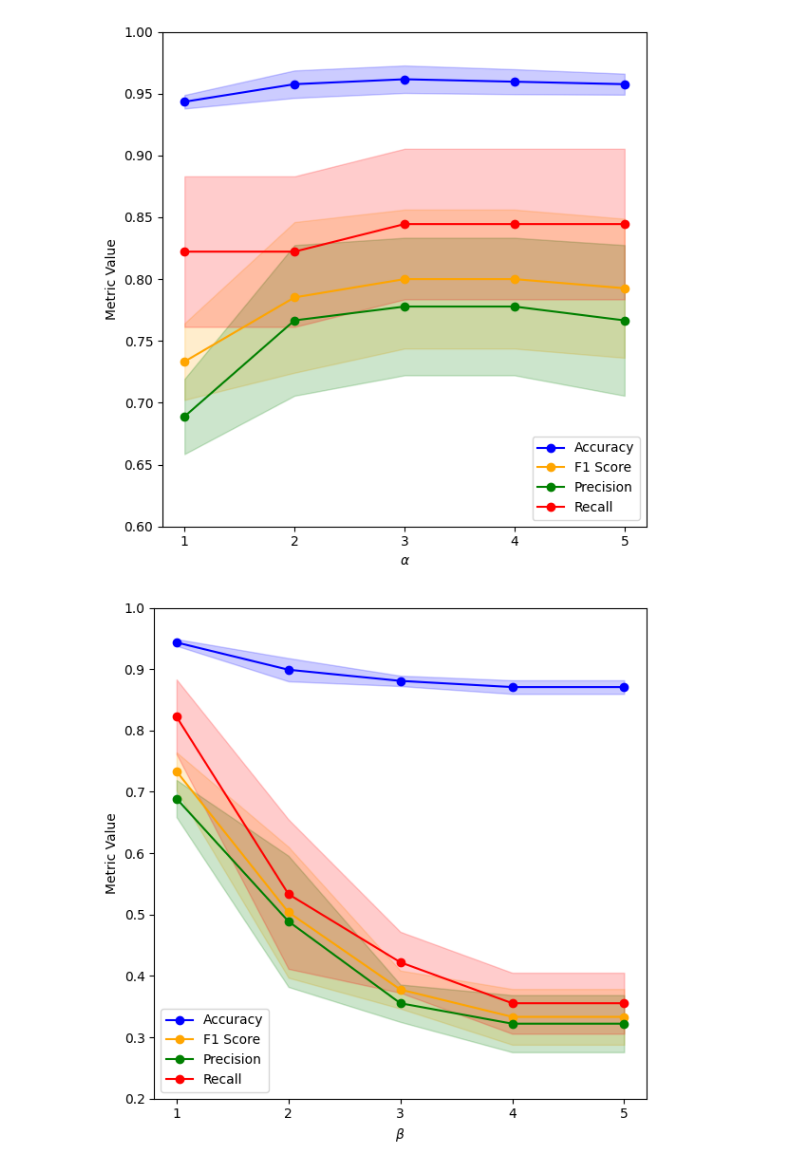
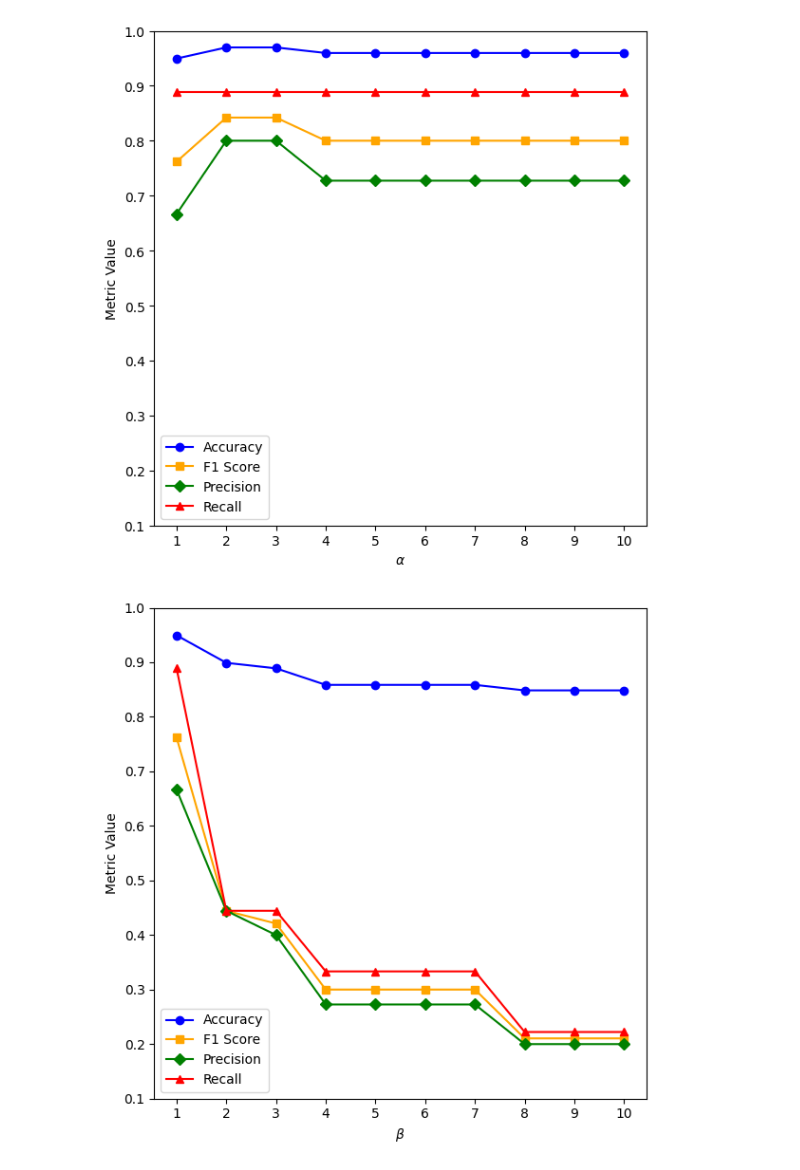
Before and after one commit to tpnam0901/DRAD, a Jupyter notebook: DRAD/plot.ipynb, the cells around one changed output. Drawn from its saved outputs; the diff is of its cells as text; code cells hidden in the pictures.

Commit message:
feat: add plot, eval notebooks

```diff
--- a/DRAD/plot.ipynb
+++ b/DRAD/plot.ipynb
@@ -90,7 +90,7 @@ for i, group in enumerate(data_groups):
     ax.scatter(x_jitter, normal_vals, color='gray', alpha=0.4, s=40, label='Normal Battery' if i==0 else "")
 
     # Plot Abnormal Point
-    ax.scatter([pos], [abnormal_val if i==0 else abnormal_val], color='red',
+    ax.scatter([pos], [abnormal_val if i==0 else abnormal_val], color='red', marker='*',
                s=40, edgecolors='black', zorder=5, label='Abnormal Battery' if i==0 else "")
 
 # Final Formatting
@@ -147,7 +147,7 @@ for i, group in enumerate(data_groups):
     ax.scatter(x_jitter, normal_vals, color='gray', alpha=0.4, s=40, label='Normal Battery' if i==0 else "")
 
     # Plot Abnormal Point
-    ax.scatter([pos], [abnormal_val if i==0 else abnormal_val], color='red',
+    ax.scatter([pos], [abnormal_val if i==0 else abnormal_val], color='red', marker='*',
                s=40, edgecolors='black', zorder=5, label='Abnormal Battery' if i==0 else "")
 
 # Final Formatting
@@ -205,7 +205,7 @@ for i, group in enumerate(data_groups):
         y_min_up = min(group_upper_vals) - padding
         y_max_up = max(group_upper_vals) + padding
         ax.fill_between([x_min, x_max], y_min_up, y_max_up,
-                        color='red', alpha=0.15, edgecolor='red',
+                        color='red', alpha=0.15, edgecolor='red', hatch='///',
                         linewidth=1, label='High Error Zone' if i==0 else "")
 
         # 5. ADD THE SPLIT LINE (Centered in the gap)
@@ -227,7 +227,7 @@ for i, group in enumerate(data_groups):
                zorder=10, label = "Normal Battery")
 
     # Abnormal point
-    ax.scatter([pos], [abnormal_val], color='red', s=50, edgecolors='black',
+    ax.scatter([pos], [abnormal_val], color='red', s=50, edgecolors='black', marker='*',
                zorder=11, label='Abnormal Battery' if i==0 else "")
 
 # Formatting
@@ -249,8 +248,0 @@ plt.show()
-# %%
-with open("data3.txt", "r") as f:
-    data = f.readlines()
-with open("data4.txt", "w") as f:
-    for line in data:
-        tokens = line.split()
-        line = ",".join(tokens)
-        f.write(line + "\n")
@@ -359,63 +250,55 @@ df
 import pandas as pd
 import matplotlib.pyplot as plt
 
-# Load the data
-df = pd.read_csv("data4.txt")
-
-# Separate mean and std rows
-mean_df = df.iloc[::2].reset_index(drop=True)
-std_df = df.iloc[1::2].reset_index(drop=True)
-
 # Define metrics
-metrics = ['acc', 'f1', 'pre', 'rec']
+metrics = ['Accuracy', 'F1', 'Precision', 'Recall']
 labels = ['Accuracy', 'F1 Score', 'Precision', 'Recall']
 colors = ['blue', 'orange', 'green', 'red']
+markers = ['o', 's', 'D', '^']
 
 # --- Alpha = 1 fixed ---
-alpha1_mean = mean_df[mean_df['alphaVSbeta'].str.startswith('1vs')]
-alpha1_std = std_df[std_df['alphaVSbeta'].str.startswith('1vs')]
-x_alpha = [int(s.split('vs')[1]) for s in alpha1_mean['alphaVSbeta']]  # beta values
-
+df = pd.read_csv("alpha_1.csv")
+x_alpha = df["Beta"]  # beta values
+line_acc = df["Accuracy"]
+line_f1 = df["F1"]
+line_pre = df["Precision"]
+line_rec = df["Recall"]
 plt.figure(figsize=(6,6))
-for metric, label, color in zip(metrics, labels, colors):
-    plt.plot(x_alpha, alpha1_mean[metric], marker='o', color=color, label=label)
-    plt.fill_between(x_alpha,
-                     alpha1_mean[metric] - alpha1_std[metric],
-                     alpha1_mean[metric] + alpha1_std[metric],
-                     color=color, alpha=0.2)
+for line, label, color, marker in zip([line_acc, line_f1, line_pre, line_rec], labels, colors, markers):
+    plt.plot(x_alpha, line, marker=marker, color=color, label=label)
 # plt.title("Alpha = 1 fixed (1vsX)")
 # plt.xlabel("Beta")
 plt.xlabel("$\\alpha$") # Changed to Alpha for consistency with the paper
 plt.ylabel("Metric Value")
-plt.ylim(0.6, 1.0)
+plt.ylim(0.1, 1.0)
 plt.xticks(x_alpha)
 plt.legend()
 plt.tight_layout()
 plt.savefig("abla_alpha1_fixed.png", dpi=300)
 plt.show()
 
 # --- Beta = 1 fixed ---
-beta1_mean = mean_df[mean_df['alphaVSbeta'].str.endswith('vs1')]
-beta1_std = std_df[std_df['alphaVSbeta'].str.endswith('vs1')]
-x_beta = [int(s.split('vs')[0]) for s in beta1_mean['alphaVSbeta']]  # alpha values
+df = pd.read_csv("beta_1.csv")
+x_beta = df["Alpha"]  # alpha values
+line_acc = df["Accuracy"]
+line_f1 = df["F1"]
+line_pre = df["Precision"]
+line_rec = df["Recall"]
 
 plt.figure(figsize=(6,6))
-for metric, label, color in zip(metrics, labels, colors):
-    plt.plot(x_beta, beta1_mean[metric], marker='o', color=color, label=label)
-    plt.fill_between(x_beta,
-                     beta1_mean[metric] - beta1_std[metric],
-                     beta1_mean[metric] + beta1_std[metric],
-                     color=color, alpha=0.2)
+for line, label, color, marker in zip([line_acc, line_f1, line_pre, line_rec], labels, colors, markers):
+    plt.plot(x_beta, line, marker=marker, color=color, label=label)
+
 # plt.title("Beta = 1 fixed (Xvs1)")
 # plt.xlabel("Alpha")
 plt.xlabel("$\\beta$") # Changed to Beta for consistency with the paper
 plt.ylabel("Metric Value")
-plt.ylim(0.2, 1.0)
+plt.ylim(0.1, 1.0)
 plt.xticks(x_beta)
 plt.legend()
 plt.tight_layout()
 plt.savefig("abla_beta1_fixed.png", dpi=300)
 plt.show()
 # %% [output]
-[figure, old version]
+[figure, new version]
-[figure, old version]
+[figure, new version]
```
Also changed, not shown: parts of 7 cells of this notebook, 5 other files.
